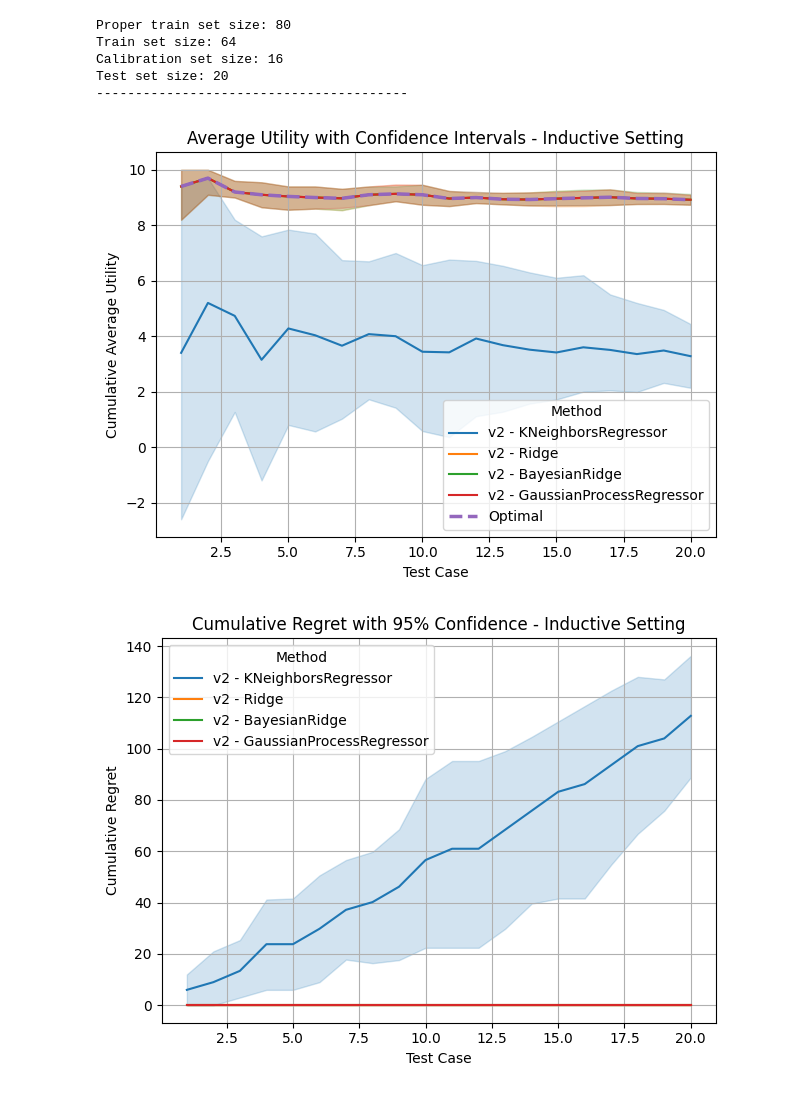
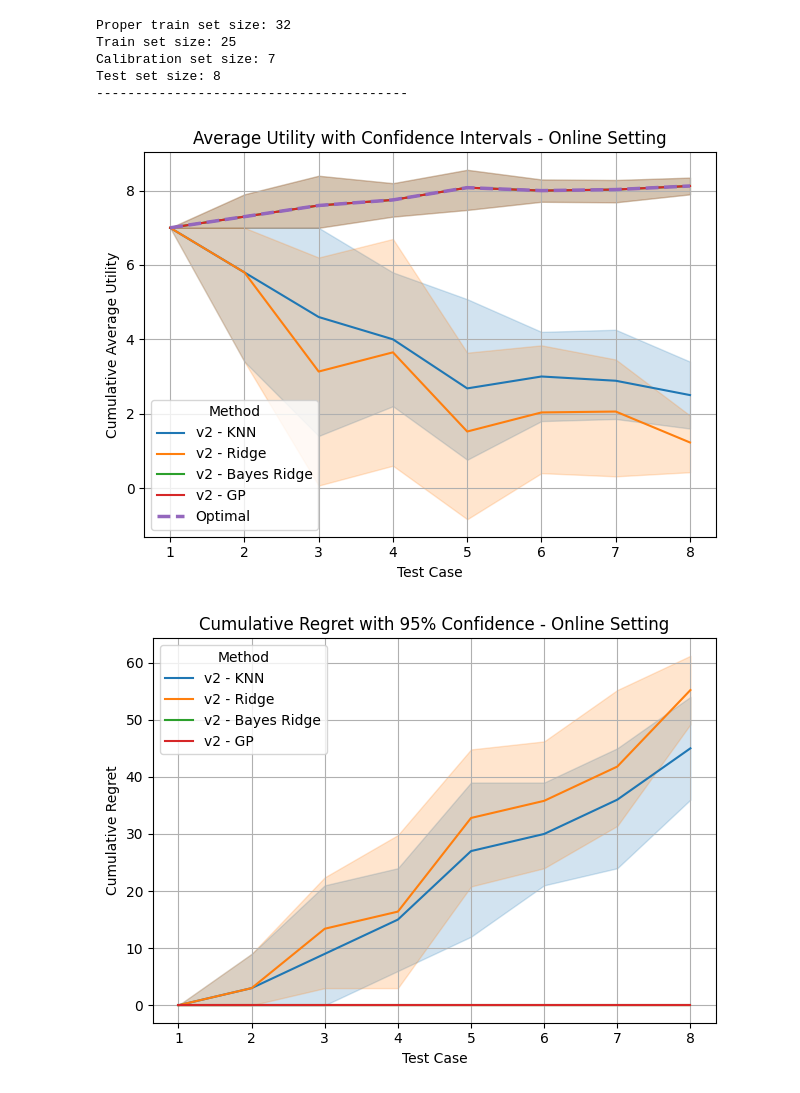
Before and after one commit to simonlanngren/Conformal-Predictive-Decision-Making, a Jupyter notebook: notebooks/Experiment_template.ipynb, the cells around one changed output. Cells and saved outputs as stored; diff of their text form; code cells hidden in the pictures.

```diff
--- a/notebooks/Experiment_template.ipynb
+++ b/notebooks/Experiment_template.ipynb
@@ -31,7 +31,7 @@ utility_config = {
 }
 
 method_config = {
-    'mode': "Inductive",
+    'mode': "Online",
     'run_v1': False,
     'run_v2': True,
     'return_predictive': False,
@@ -40,7 +40,7 @@ method_config = {
 data_config = {
     'data': synthetic_data,
     'n_runs': 5,
-    'sample_size': 100,
+    'sample_size': 40,
     'test_size': 0.2,
     'cal_size': 0.2,
     'random_state': 2025
@@ -62,7 +62,6 @@ plot_config = {
 }
 
 model_selection_config = {
-    'perform_model_selection': True,
     'n_splits': 5,
     'search_space_knn': {
         'n_neighbors': [1, 3, 5, 7, 10, 15, 20],
@@ -70,11 +69,6 @@ model_selection_config = {
     'search_space_ridge': {
         'alpha': [0.01, 0.1, 1.0, 10.0, 100.0]
     }
-}
-
-standard_model_parameters_config = {
-    'n_neighbors': 5,
-    'alpha': 1.0,
 }
 
 main = Main(
@@ -89,40 +83,36 @@ main.run_experiment(
     run_v1=method_config["run_v1"],
     run_v2=method_config["run_v2"],
     return_predictive=method_config["return_predictive"],
 
     data=data_config["data"],
     n_runs=data_config["n_runs"],
     sample_size=data_config["sample_size"],
     test_size=data_config["test_size"],
     cal_size=data_config["cal_size"],
     random_state=data_config["random_state"],
 
     include_ridge=models_config["include_ridge"],
     include_knn=models_config["include_knn"],
     include_bayesian_ridge=models_config["include_bayes_ridge"],
     include_gp=models_config["include_gp"],
 
     plot_distributions=plot_config["plot_distributions"],
     print_split=plot_config["print_split"],
     plot_average_utility=plot_config["plot_average_utility"],
     plot_cumulative_regret=plot_config["plot_cumulative_regret"],
     plot_confidence=plot_config["plot_confidence"],
 
-    perform_model_selection=model_selection_config["perform_model_selection"],
     n_splits=model_selection_config["n_splits"],
     search_space_knn=model_selection_config["search_space_knn"],
     search_space_ridge=model_selection_config["search_space_ridge"],
-
-    n_neighbors=standard_model_parameters_config["n_neighbors"],
-    alpha=standard_model_parameters_config["alpha"],
 )
 # %% [output]
 [figure]
 [figure]
-Proper train set size: 80
-Train set size: 64
-Calibration set size: 16
-Test set size: 20
+Proper train set size: 32
+Train set size: 25
+Calibration set size: 7
+Test set size: 8
 ----------------------------------------
-[figure, old version]
+[figure, new version]
-[figure, old version]
+[figure, new version]
```
Also changed, not shown: 1 other file.
